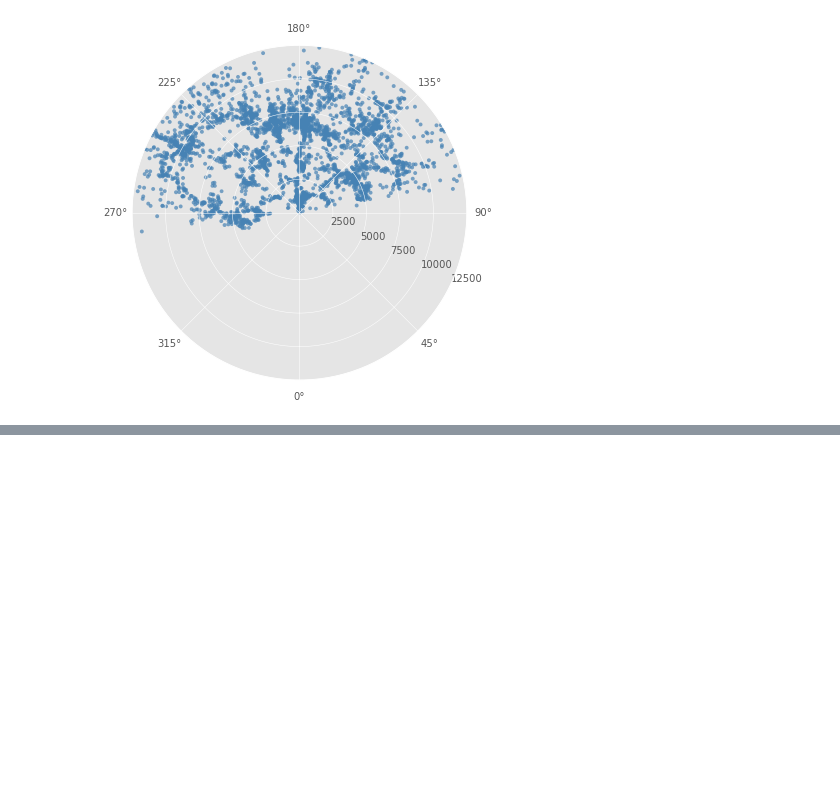
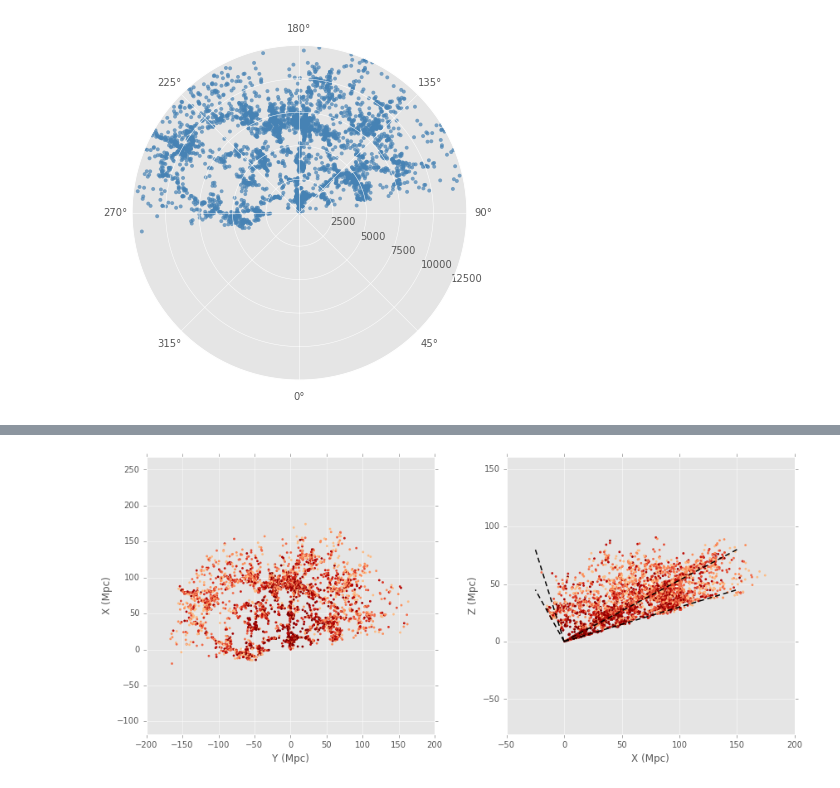
Before and after one commit to grehujt/SmallPythonProjects, a Jupyter notebook: jupyterNotebooks/clustering/clustering.ipynb, the cells around one changed output, grey strips where cells are left out. Cells and saved outputs as stored; diff of their text form; code cells hidden in the pictures; blank space fills up the shorter version.

Commit message:
add scatter plots

```diff
--- a/jupyterNotebooks/clustering/clustering.ipynb
+++ b/jupyterNotebooks/clustering/clustering.ipynb
@@ -251,3 +251,20 @@ ax.set_rlabel_position(65)
 ax.set_rticks(range(2500,12501,2500));
 # %% [output]
 [figure]
+# %%
+mycat = uzcat2.copy(deep=True).loc[selection]
+mycat['ra_deg'] = coords_uzc.ra.deg[selection]
+mycat['dec_deg'] = coords_uzc.dec.deg[selection]
+zs = (((mycat['cz'].as_matrix() * u.km / u.s) / c.c).decompose())
+dist = coord.Distance(z=zs)
+print(dist)
+mycat['dist'] = dist
+coords_xyz = coord.SkyCoord(ra=mycat['ra_deg'] * u.deg,
+                            dec=mycat['dec_deg'] * u.deg,
+                            distance=dist * u.Mpc,
+                            frame='fk5',
+                            equinox='J2000')
+mycat['X'] = coords_xyz.cartesian.x.value
+mycat['Y'] = coords_xyz.cartesian.y.value
+mycat['Z'] = coords_xyz.cartesian.z.value
+mycat.head()
@@ -253,0 +280,26 @@ ax.set_rticks(range(2500,12501,2500));
+# %%
+fig, axs = plt.subplots(1, 2, figsize=(14,6))
+
+plt.subplot(121)
+plt.scatter(mycat['Y'], -1*mycat['X'], s=8,
+            color=plt.cm.OrRd_r(10**(mycat.Zmag - mycat.Zmag.max())),
+            edgecolor='None')
+plt.xlabel('Y (Mpc)')
+plt.ylabel('X (Mpc)')
+plt.axis('equal')
+
+plt.subplot(122)
+plt.scatter(-1*mycat['X'], mycat['Z'], s=8,
+            color=plt.cm.OrRd_r(10**(mycat.Zmag - mycat.Zmag.max())),
+            edgecolor='None')
+lstyle = dict(lw=1.5, color='k', dashes=(6, 4))
+plt.plot([0, 150], [0, 80], **lstyle)
+plt.plot([0, 150], [0, 45], **lstyle)
+plt.plot([0, -25], [0, 80], **lstyle)
+plt.plot([0, -25], [0, 45], **lstyle)
+plt.xlabel('X (Mpc)')
+plt.ylabel('Z (Mpc)')
+plt.axis('equal')
+plt.subplots_adjust(wspace=0.25)
+# %% [output]
+[figure, added]
```
Also changed, not shown: parts of 4 cells of this notebook, 1 other file.
